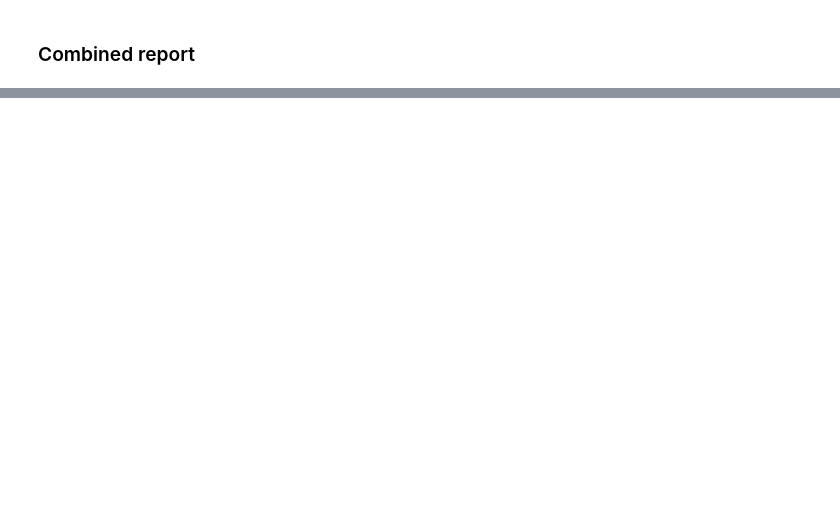
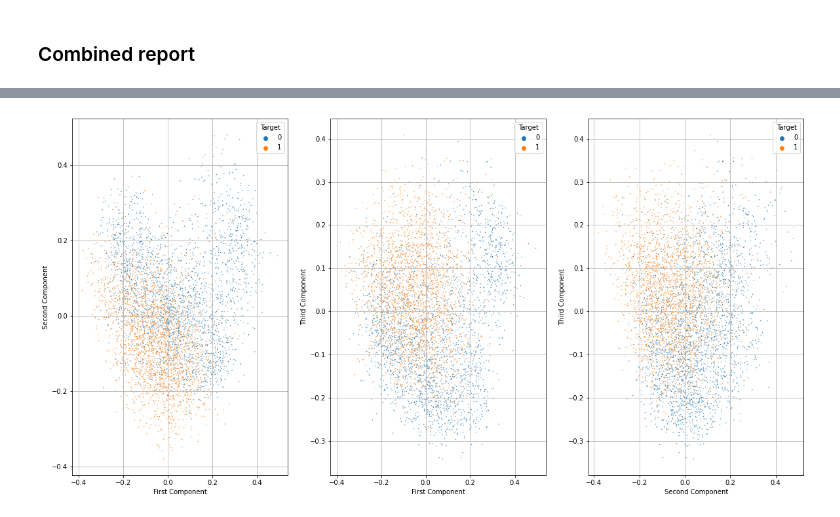
Before and after one commit to tinctura13/kontyp, a Jupyter notebook: kontyp.ipynb, the cells around one changed output, grey strips where cells are left out. Cells and saved outputs as stored; diff of their text form; code cells hidden in the pictures; blank space fills up the shorter version.

```diff
--- a/kontyp.ipynb
+++ b/kontyp.ipynb
@@ -465,0 +482,3 @@ russian_model = download_api.load('word2vec-ruscorpora-300')
+# %%
+train_data = data.loc[0:int(len(data)*0.8)]
+test_data = data.loc[int(len(data)*0.8):len(data)]
@@ -465,0 +487,19 @@ russian_model = download_api.load('word2vec-ruscorpora-300')
+# %%
+pca = PCA(n_components=3)
+pca_data = pca.fit()
+pca_train = pca.transform()
+# %%
+pca_3_data = pd.DataFrame({'First Component':pca_train[:,0],'Second Component':pca_train[:,1],'Third Component':pca_train[:,2],'Target': train_data.is_fake})
+# %%
+plt.figure(figsize=(20,10))
+plt.subplot(1,3,1)
+sns.scatterplot(x='First Component', y = 'Second Component',hue='Target',data=pca_3_data,s=2)
+plt.grid(True)
+plt.subplot(1,3,2)
+sns.scatterplot(x='First Component', y = 'Third Component',hue='Target',data=pca_3_data,s=2)
+plt.grid(True)
+plt.subplot(1,3,3)
+sns.scatterplot(x='Second Component', y = 'Third Component',hue='Target',data=pca_3_data,s=2)
+plt.grid(True)
+# %% [output]
+[figure, added]
```
Also changed, not shown: parts of 28 cells of this notebook.
